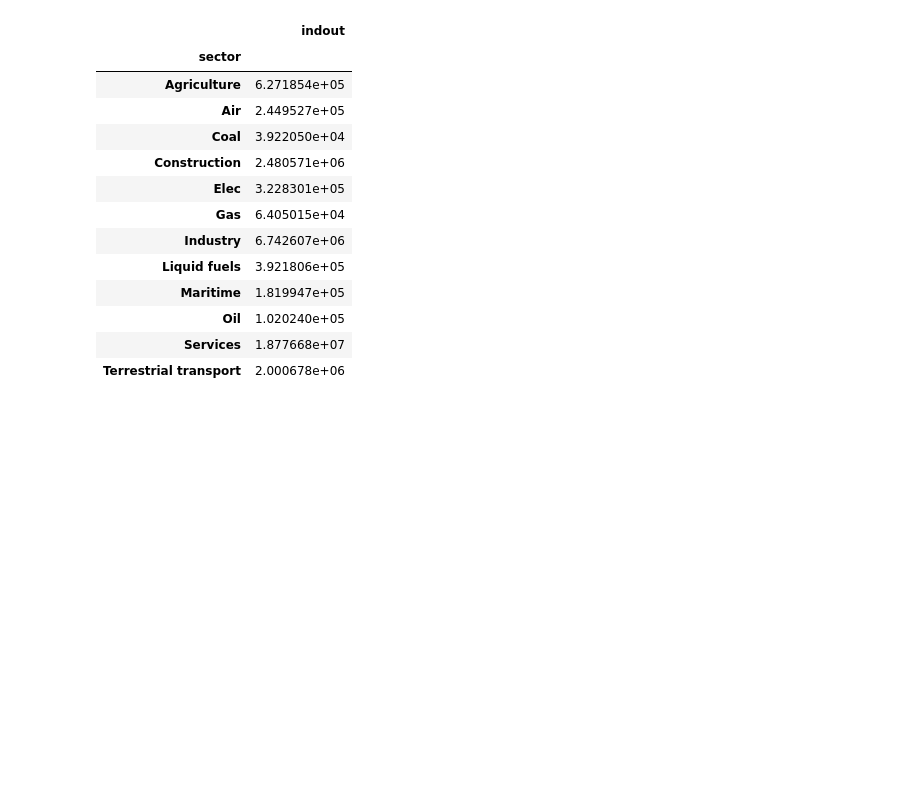
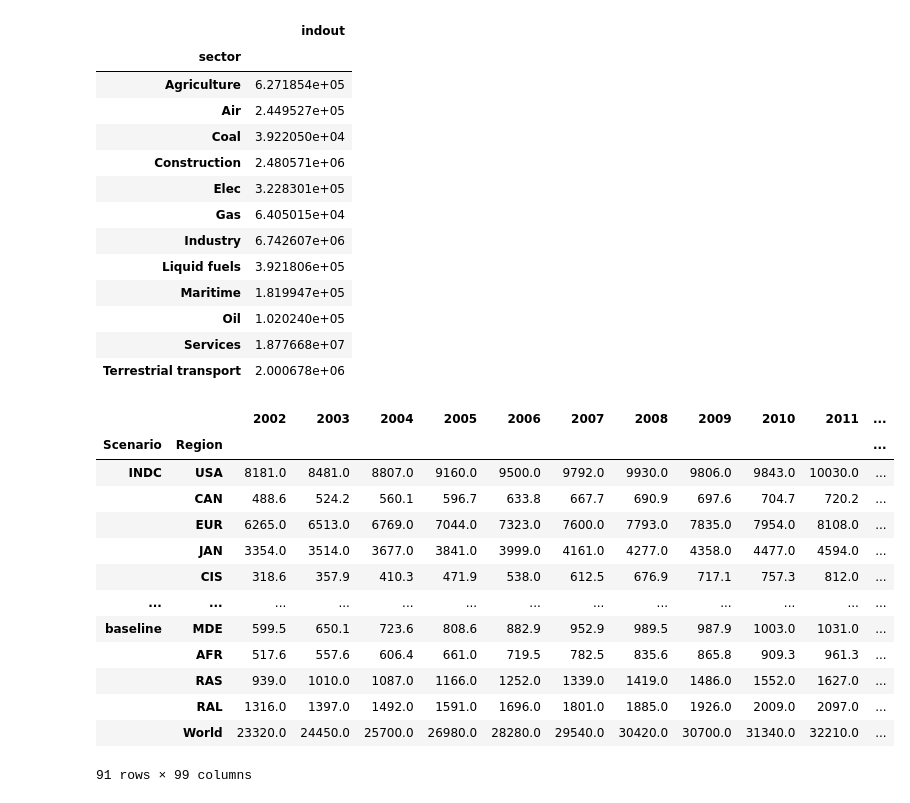
Before and after one commit to Maestrofinn/MatMat-Trade, a Jupyter notebook: main.ipynb, the cells around one changed output. Drawn from its saved outputs; the diff is of its cells as text; code cells hidden in the pictures; blank space fills up the shorter version.

```diff
--- a/main.ipynb
+++ b/main.ipynb
@@ -1492,3 +1632,25 @@ model.counterfactuals["IMACLIM_all_2015_INDC"].iot.x.loc["EUR"]
 | Oil | 1.020240e+05 |
 | Services | 1.877668e+07 |
 | Terrestrial transport | 2.000678e+06 |
+# %%
+import src.advance
+final_data_ratio,final_technical_coef,Link_country,Link,demand_data,total_consumption,emissions=src.advance.extract_data("IMACLIM_format")
+# %%
+total_consumption_clean=pd.DataFrame(data=total_consumption.drop(columns=["Scenario","Region","Unit","Variable"]).values,index=pd.MultiIndex.from_frame(total_consumption[["Scenario","Region"]]),columns=total_consumption.drop(columns=["Scenario","Region","Unit","Variable"]).columns)
+# %%
+total_consumption_clean
+# %% [output]
+|  |  | 2002 | 2003 | 2004 | 2005 | 2006 | 2007 | 2008 | 2009 | 2010 | 2011 | ... |
+| Scenario | Region |  |  |  |  |  |  |  |  |  |  | ... |
+| INDC | USA | 8181.0 | 8481.0 | 8807.0 | 9160.0 | 9500.0 | 9792.0 | 9930.0 | 9806.0 | 9843.0 | 10030.0 | ... |
+|  | CAN | 488.6 | 524.2 | 560.1 | 596.7 | 633.8 | 667.7 | 690.9 | 697.6 | 704.7 | 720.2 | ... |
+|  | EUR | 6265.0 | 6513.0 | 6769.0 | 7044.0 | 7323.0 | 7600.0 | 7793.0 | 7835.0 | 7954.0 | 8108.0 | ... |
+|  | JAN | 3354.0 | 3514.0 | 3677.0 | 3841.0 | 3999.0 | 4161.0 | 4277.0 | 4358.0 | 4477.0 | 4594.0 | ... |
+|  | CIS | 318.6 | 357.9 | 410.3 | 471.9 | 538.0 | 612.5 | 676.9 | 717.1 | 757.3 | 812.0 | ... |
+| ... | ... | ... | ... | ... | ... | ... | ... | ... | ... | ... | ... | ... |
+| baseline | MDE | 599.5 | 650.1 | 723.6 | 808.6 | 882.9 | 952.9 | 989.5 | 987.9 | 1003.0 | 1031.0 | ... |
+|  | AFR | 517.6 | 557.6 | 606.4 | 661.0 | 719.5 | 782.5 | 835.6 | 865.8 | 909.3 | 961.3 | ... |
+|  | RAS | 939.0 | 1010.0 | 1087.0 | 1166.0 | 1252.0 | 1339.0 | 1419.0 | 1486.0 | 1552.0 | 1627.0 | ... |
+|  | RAL | 1316.0 | 1397.0 | 1492.0 | 1591.0 | 1696.0 | 1801.0 | 1885.0 | 1926.0 | 2009.0 | 2097.0 | ... |
+|  | World | 23320.0 | 24450.0 | 25700.0 | 26980.0 | 28280.0 | 29540.0 | 30420.0 | 30700.0 | 31340.0 | 32210.0 | ... |
+91 rows × 99 columns
```
Also changed, not shown: parts of 24 cells of this notebook, 2 other files.
